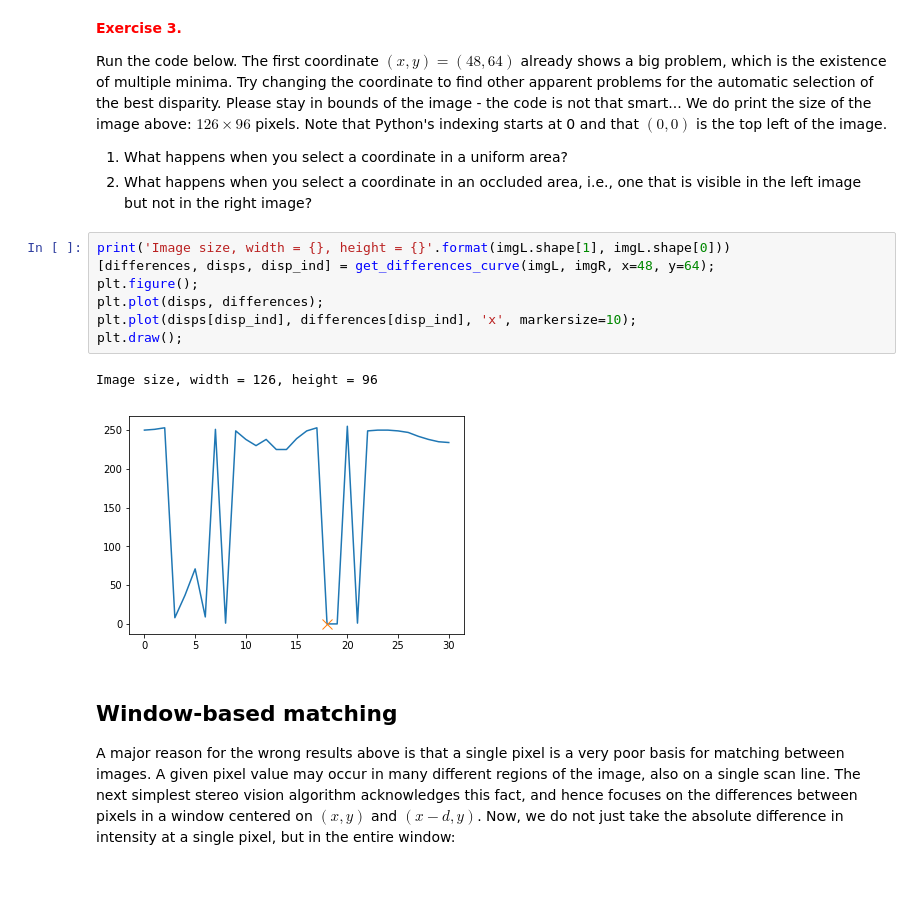
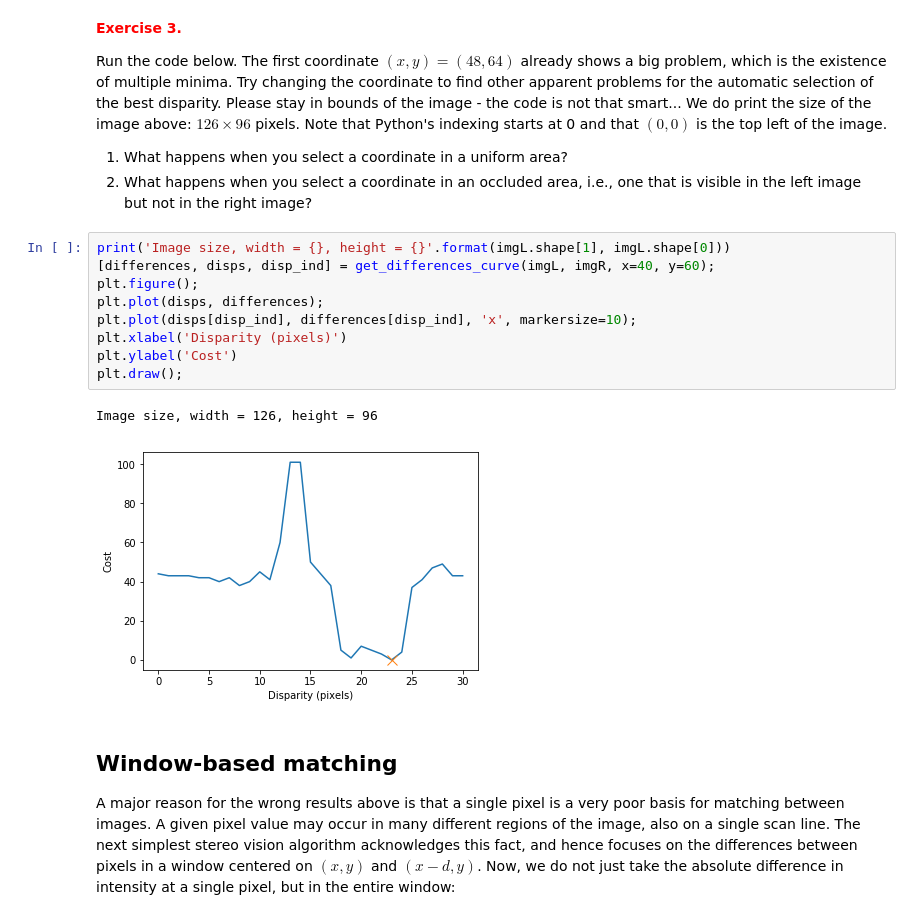
Before and after one commit to guidoAI/stereo_notebook, a Jupyter notebook: stereo_vision.ipynb, the cells around one changed output. Drawn from its saved outputs; the diff is of its cells as text; blank space fills up the shorter version.

```diff
--- a/stereo_vision.ipynb
+++ b/stereo_vision.ipynb
@@ -174,14 +174,16 @@ Run the code below. The first coordinate $(x,y) = (48, 64)$ already shows a big
 2. What happens when you select a coordinate in an occluded area, i.e., one that is visible in the left image but not in the right image?
 # %%
 print('Image size, width = {}, height = {}'.format(imgL.shape[1], imgL.shape[0]))
-[differences, disps, disp_ind] = get_differences_curve(imgL, imgR, x=48, y=64);
+[differences, disps, disp_ind] = get_differences_curve(imgL, imgR, x=40, y=60);
 plt.figure();
 plt.plot(disps, differences);
 plt.plot(disps[disp_ind], differences[disp_ind], 'x', markersize=10);
+plt.xlabel('Disparity (pixels)')
+plt.ylabel('Cost')
 plt.draw();
 # %% [output]
 Image size, width = 126, height = 96
-[figure, old version]
+[figure, new version]
 # %% [markdown]
 ## Window-based matching
 A major reason for the wrong results above is that a single pixel is a very poor basis for matching between images. A given pixel value may occur in many different regions of the image, also on a single scan line. The next simplest stereo vision algorithm acknowledges this fact, and hence focuses on the differences between pixels in a window centered on $(x,y)$ and $(x-d, y)$. Now, we do not just take the absolute difference in intensity at a single pixel, but in the entire window:
```
Also changed, not shown: 2 other files.
